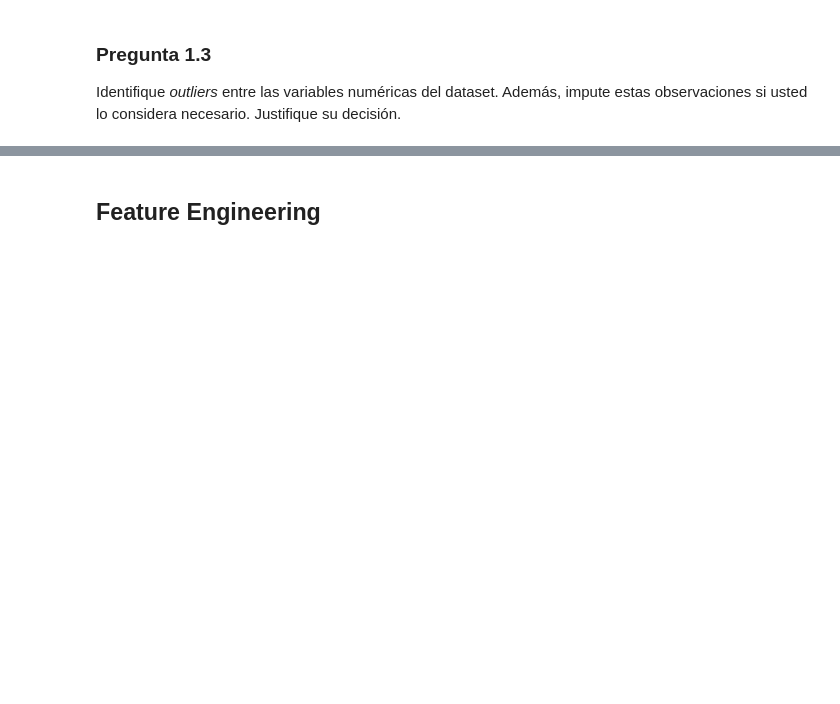
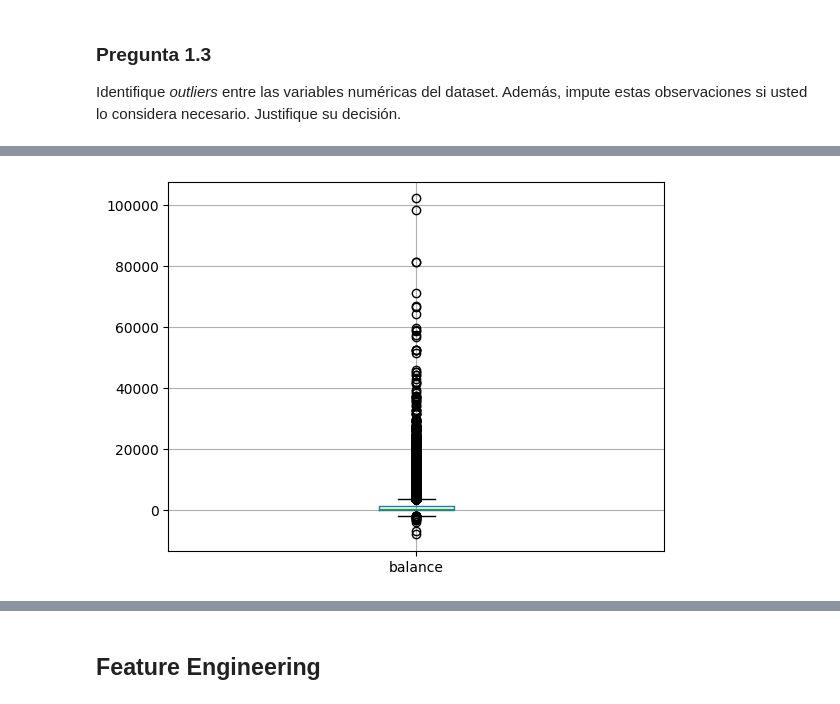
Before and after one commit to MiguelUC-Student/AMLE-Tareas, a Jupyter notebook: Tarea_2.ipynb, the cells around one changed output, grey strips where cells are left out. Saved outputs shown, nothing was run; the diff lists cells and outputs as text; code cells hidden in the pictures; blank space fills up the shorter version.

```diff
--- a/Tarea_2.ipynb
+++ b/Tarea_2.ipynb
@@ -268,0 +258,6 @@ Identifique _outliers_ entre las variables numéricas del dataset. Además, impu
+# %%
+df.boxplot(column=["balance"])
+df = df[df["balance"]<80000]
+#Para balance se observa que ultimo grupo de datos se centran alrededor de 60000, mas alla de ese valor es outlier
+# %% [output]
+[figure, added]
```
Also changed, not shown: parts of 15 cells of this notebook.
